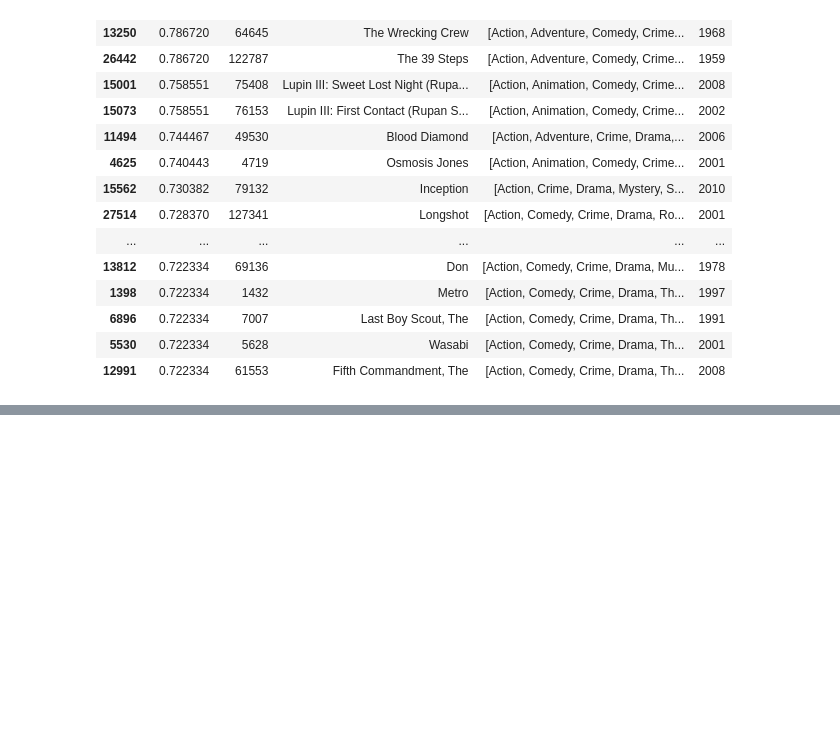
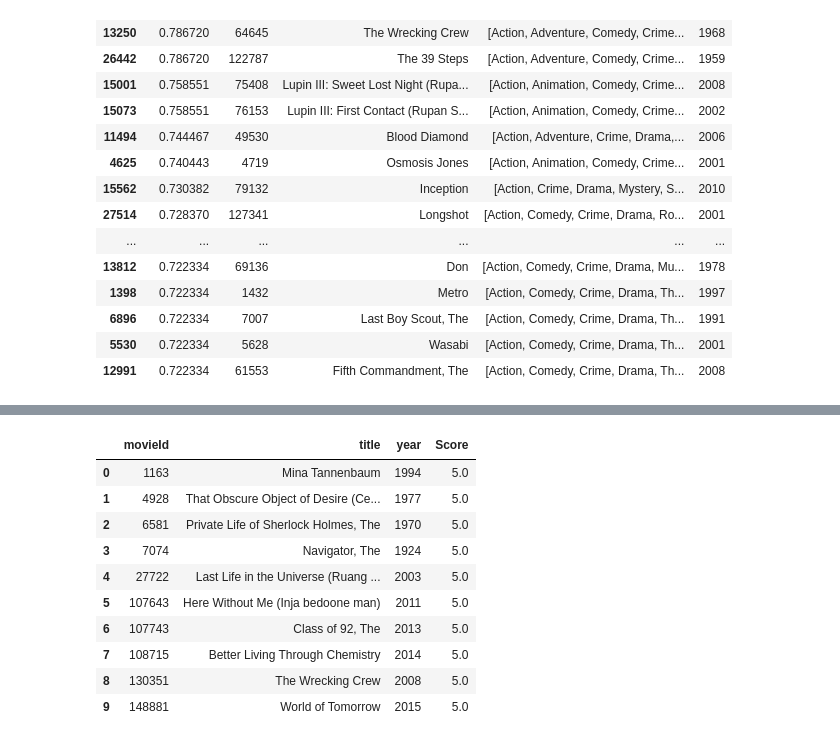
Before and after one commit to ivan-zapreev/data-science-python-projects, a Jupyter notebook: IBM_ML0101EN/mod_05_recommend_sys.ipynb, the cells around one changed output, grey strips where cells are left out. Saved outputs shown, nothing was run; the diff lists cells and outputs as text; code cells hidden in the pictures; blank space fills up the shorter version.

```diff
--- a/IBM_ML0101EN/mod_05_recommend_sys.ipynb
+++ b/IBM_ML0101EN/mod_05_recommend_sys.ipynb
@@ -335,0 +426,6 @@ display(top_20_user_movies)
+# %%
+# Let's also sort these groups so the users that share the
+# most movies in common with the input have higher priority.
+
+sorted_user_groups = sorted(user_groups, key = lambda x : len(x[1]), reverse = True)
+display(sorted_user_groups[0:3])
@@ -335,0 +517,4 @@ display(top_20_user_movies)
+# %%
+# Now combine the scores with the movie ratings, using the inner joint
+others_movie_scores = pd.merge(ratings_df, top_30_corr_isers, left_on='userId', right_on='userId', how='inner')
+others_movie_scores.head()
@@ -335,0 +528,4 @@ display(top_20_user_movies)
+# %%
+# Multiply the correlation with the movie rating
+others_movie_scores['corrRatings'] = others_movie_scores['rating']*others_movie_scores['corrScore']
+others_movie_scores.head()
@@ -335,0 +539,16 @@ display(top_20_user_movies)
+# %%
+# Now compute the mean movie scores
+sim_user_score = others_movie_scores.groupby('movieId').sum()[['corrRatings', 'corrScore']]
+sim_user_score['simUserScore'] = sim_user_score['corrRatings'] / sim_user_score['corrScore']
+sim_user_score['movieId'] = sim_user_score.index
+sim_user_score.index = range(len(sim_user_score))
+
+# Drop the unneeded columns
+sim_user_score = sim_user_score.drop(['corrRatings', 'corrScore'], 1)
+sim_user_score = sim_user_score.sort_values(by='simUserScore', ascending = False)
+
+# Display the top and bottom 10
+display(sim_user_score.head(10))
+display(sim_user_score.tail(10))
+
+top_10_recommend = sim_user_score.head(10)
@@ -335,0 +578,17 @@ display(top_20_user_movies)
+# %%
+# Now display the top 10 movies to be recommended
+top_10_rec = pd.merge(movies_df.loc[movies_df['movieId'].isin(top_10_recommend['movieId'].tolist())], top_10_recommend)
+top_10_rec.rename(columns = {'simUserScore':'Score'}, inplace = True)
+top_10_rec
+# %% [output]
+|  | movieId | title | year | Score |
+| 0 | 1163 | Mina Tannenbaum | 1994 | 5.0 |
+| 1 | 4928 | That Obscure Object of Desire (Ce... | 1977 | 5.0 |
+| 2 | 6581 | Private Life of Sherlock Holmes, The | 1970 | 5.0 |
+| 3 | 7074 | Navigator, The | 1924 | 5.0 |
+| 4 | 27722 | Last Life in the Universe (Ruang ... | 2003 | 5.0 |
+| 5 | 107643 | Here Without Me (Inja bedoone man) | 2011 | 5.0 |
+| 6 | 107743 | Class of 92, The | 2013 | 5.0 |
+| 7 | 108715 | Better Living Through Chemistry | 2014 | 5.0 |
+| 8 | 130351 | The Wrecking Crew | 2008 | 5.0 |
+| 9 | 148881 | World of Tomorrow | 2015 | 5.0 |
```
Also changed, not shown: parts of 13 cells of this notebook.
